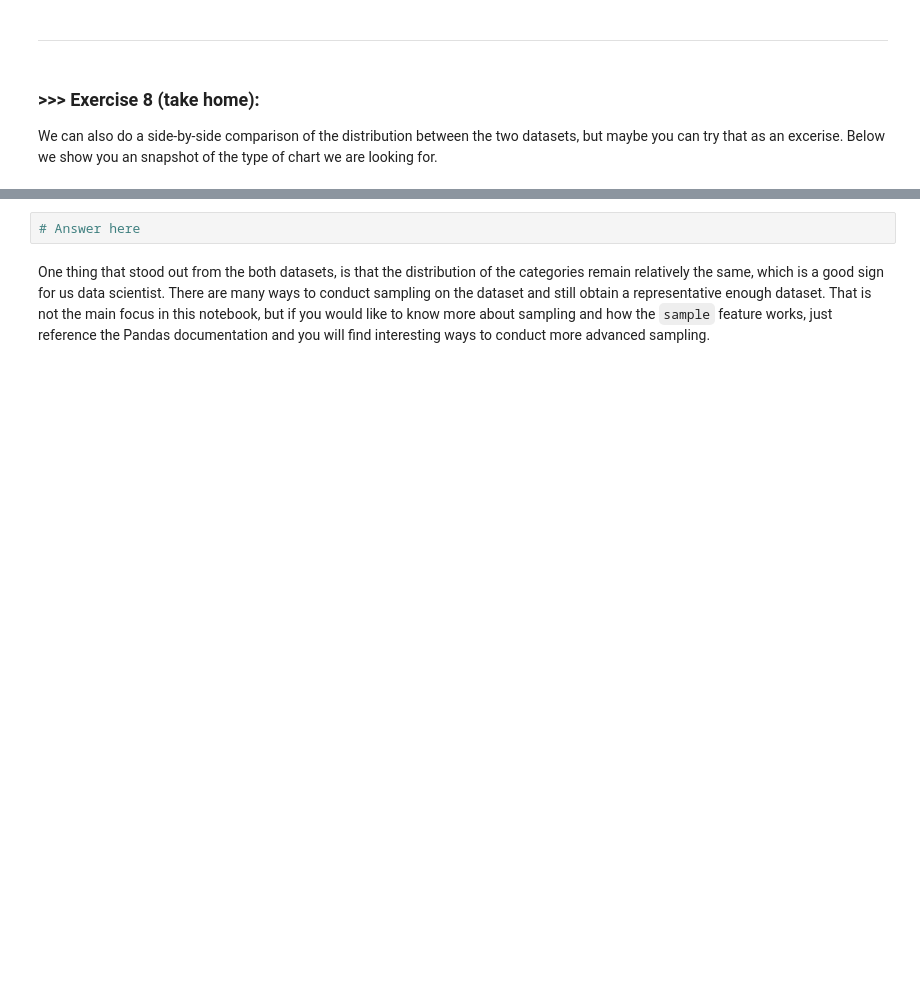
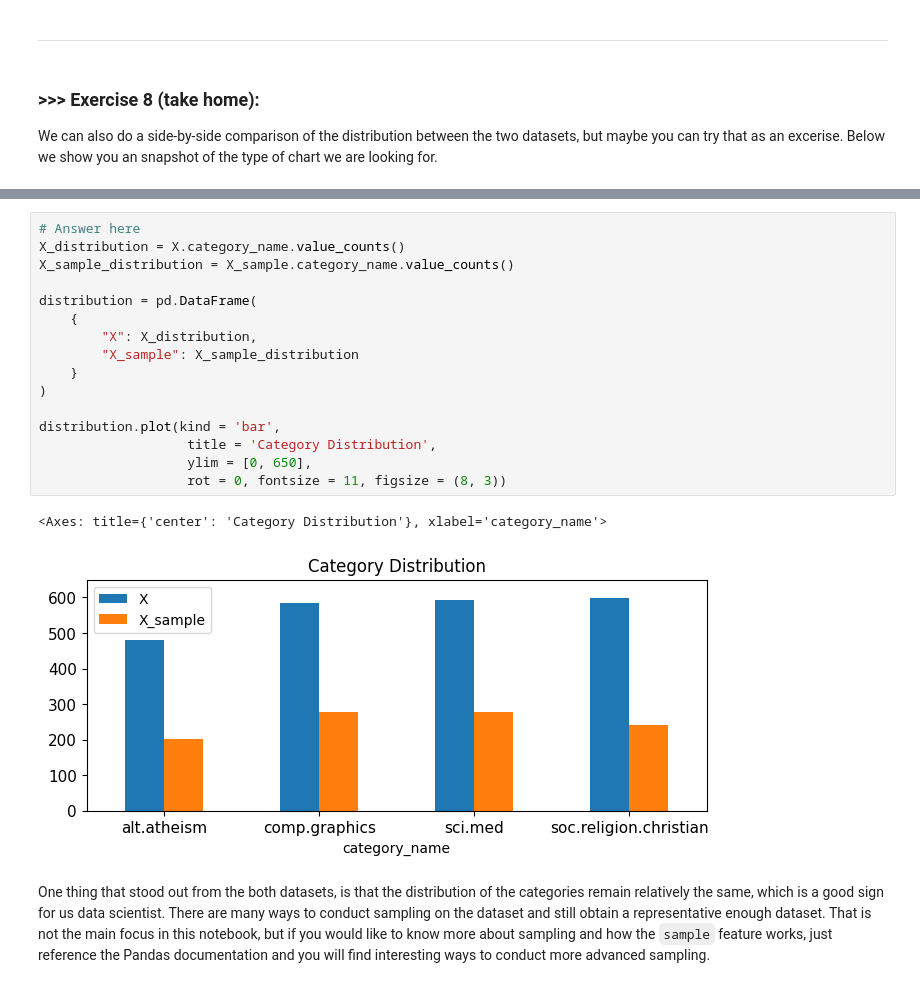
Before and after one commit to e-m-m-a-pr/DM2025-Lab1-Exercise, a Jupyter notebook: DM2025-Lab1-Master.ipynb, the cells around one changed output, grey strips where cells are left out. Saved outputs shown, nothing was run; the diff lists cells and outputs as text; blank space fills up the shorter version.

```diff
--- a/DM2025-Lab1-Master.ipynb
+++ b/DM2025-Lab1-Master.ipynb
@@ -806,8 +795,25 @@ Notice that for the `ylim` parameters we hardcoded the maximum value for y. Is i
 We can also do a side-by-side comparison of the distribution between the two datasets, but maybe you can try that as an excerise. Below we show you an snapshot of the type of chart we are looking for.
 # %% [markdown]
 ![alt txt](https://i.imgur.com/9eO431H.png)
-# %%
-# Answer here
+# %%
+# Answer here
+X_distribution = X.category_name.value_counts()
+X_sample_distribution = X_sample.category_name.value_counts()
+
+distribution = pd.DataFrame(
+    {
+        "X": X_distribution,
+        "X_sample": X_sample_distribution
+    }
+)
+
+distribution.plot(kind = 'bar',
+                   title = 'Category Distribution',
+                   ylim = [0, 650],
+                   rot = 0, fontsize = 11, figsize = (8, 3))
+# %% [output]
+<Axes: title={'center': 'Category Distribution'}, xlabel='category_name'>
+[figure, added]
 # %% [markdown]
 One thing that stood out from the both datasets, is that the distribution of the categories remain relatively the same, which is a good sign for us data scientist. There are many ways to conduct sampling on the dataset and still obtain a representative enough dataset. That is not the main focus in this notebook, but if you would like to know more about sampling and how the `sample` feature works, just reference the Pandas documentation and you will find interesting ways to conduct more advanced sampling.
 # %% [markdown]
```
Also changed, not shown: parts of 12 cells of this notebook.
